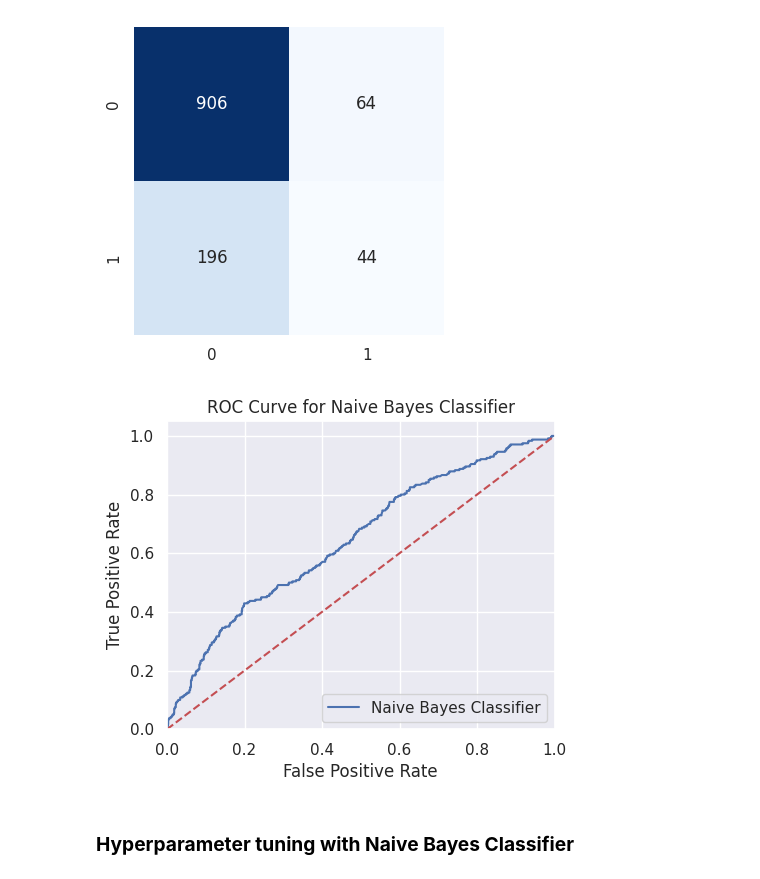
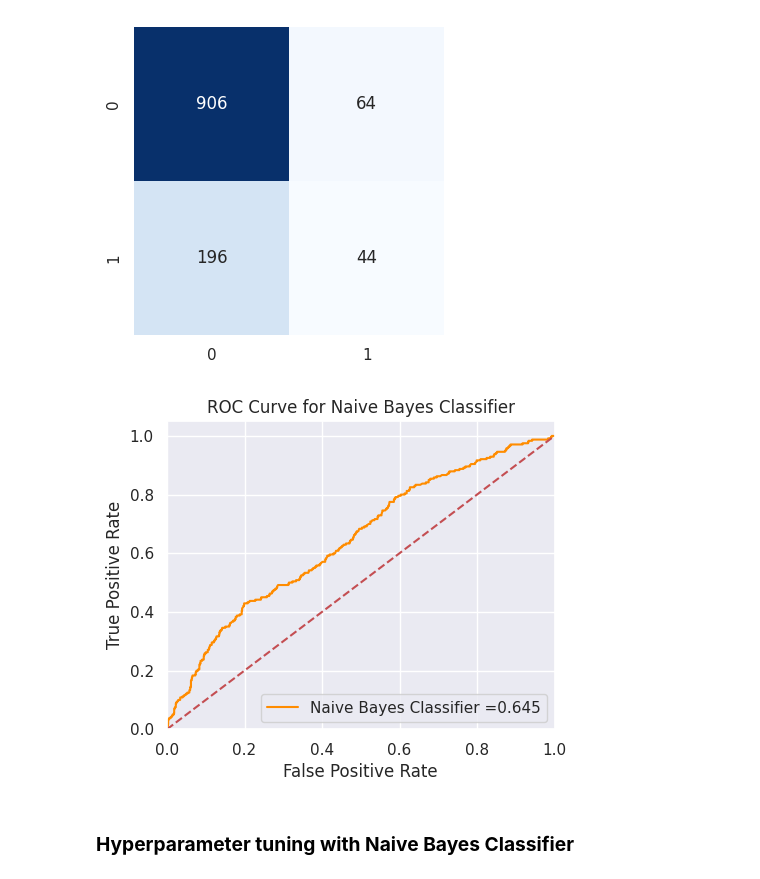
Before and after one commit to frankssenoga/frankssenoga, a Jupyter notebook: NEW_ML_ASSIGNMENT_3_NEW_LATEST.ipynb, the cells around one changed output. Saved outputs shown, nothing was run; the diff lists cells and outputs as text; code cells hidden in the pictures.

```diff
--- a/NEW_ML_ASSIGNMENT_3_NEW_LATEST.ipynb
+++ b/NEW_ML_ASSIGNMENT_3_NEW_LATEST.ipynb
@@ -1079,20 +1079,21 @@ sns.heatmap(cm_nb, annot=True, fmt='d', cmap='Blues', cbar=False)
 # %%
 # Visualisation of the models's performance on an ROC/AUC curve
 plt.figure(figsize=(5,4))
 y_predictnb_proba = classifier.predict_proba(Tx_test)[:,1]
 fpr, tpr, thresholds = roc_curve(Ty_test,  y_predictnb_proba)
+roc_auc_nb = auc(fpr, tpr)
 nb_roc_auc2=roc_auc_score(Ty_test,classifier.predict(Tx_test))
-plt.plot(fpr, tpr, label='Naive Bayes Classifier')
+plt.plot(fpr, tpr, label='Naive Bayes Classifier =%0.3f'% roc_auc_nb,color = 'darkorange')
 plt.plot([0,1],[0,1],'r--')
 plt.xlim([0.0,1.0])
 plt.ylim([0.0,1.05])
 plt.legend(loc='lower right')
 plt.title('ROC Curve for Naive Bayes Classifier')
 plt.xlabel('False Positive Rate')
 plt.ylabel('True Positive Rate')
 plt.show()
 # %% [output]
-[figure, old version]
+[figure, new version]
 # %% [markdown]
 ### **Hyperparameter tuning with Naive Bayes Classifier**
 # %%
```
Also changed, not shown: parts of 36 cells of this notebook.
